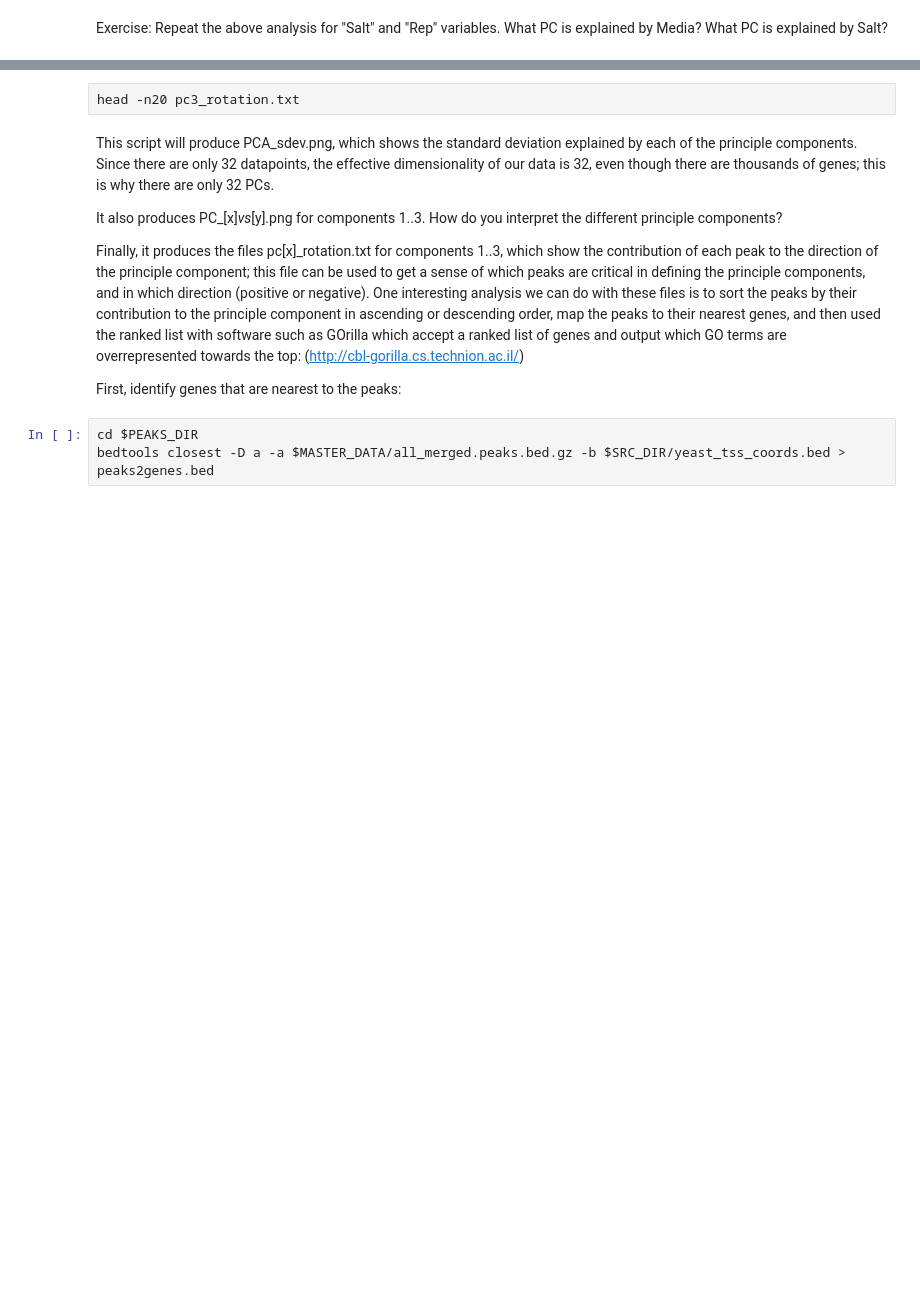
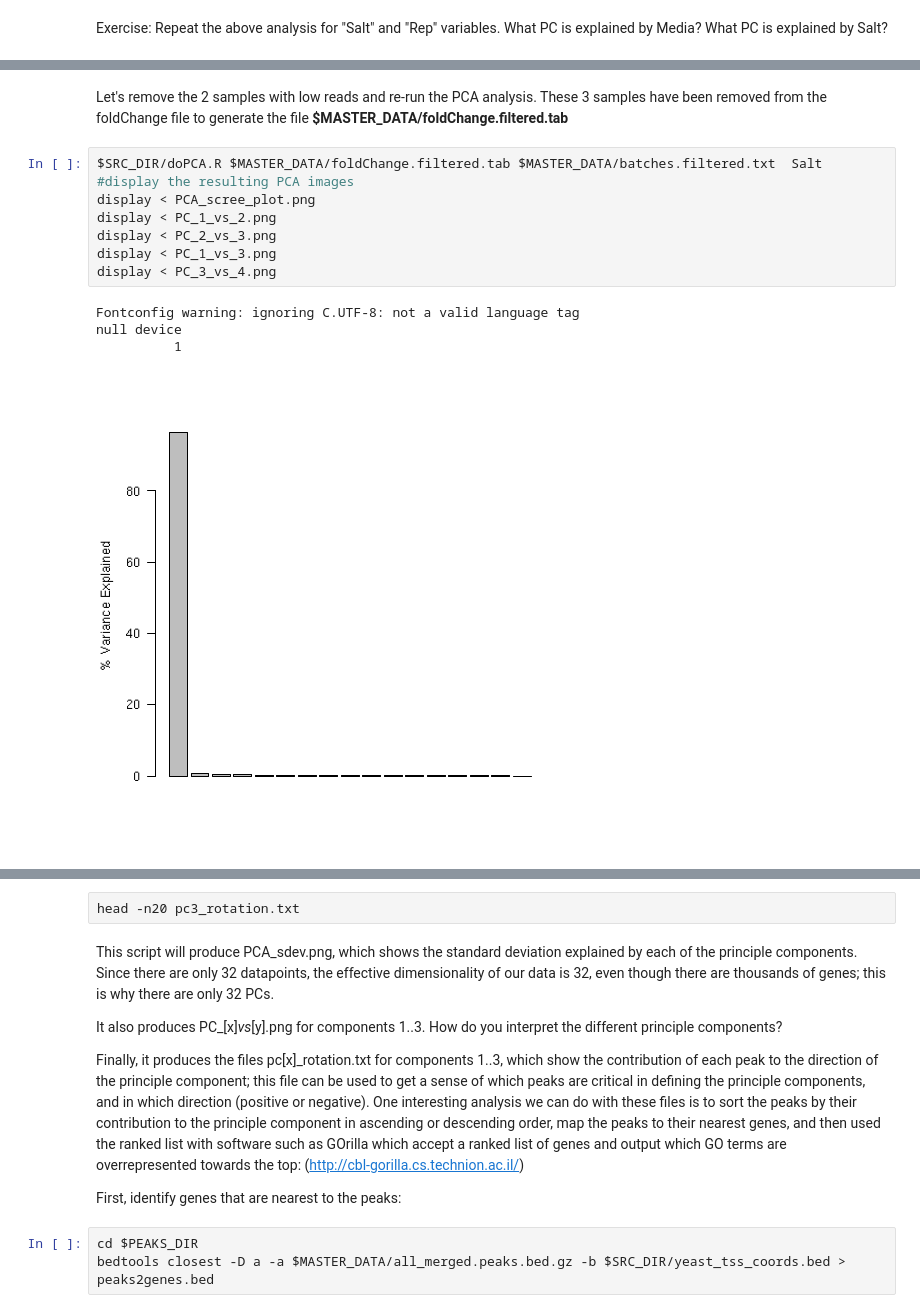
Before and after one commit to kundajelab/training_camp, a Jupyter notebook: workflow_notebooks/3.1 Clustering analysis and PCA.ipynb, the cells around one changed output, grey strips where cells are left out. Saved outputs shown, nothing was run; the diff lists cells and outputs as text; blank space fills up the shorter version.

```diff
--- a/workflow_notebooks/3.1 Clustering analysis and PCA.ipynb
+++ b/workflow_notebooks/3.1 Clustering analysis and PCA.ipynb
@@ -102,0 +150,15 @@ Exercise: Repeat the above analysis for "Salt" and "Rep" variables. What PC is e
+# %% [markdown]
+Let's remove the 2 samples with low reads and re-run the PCA analysis. These 3 samples have been removed from the foldChange file to generate the file **$MASTER_DATA/foldChange.filtered.tab**
+# %%
+$SRC_DIR/doPCA.R $MASTER_DATA/foldChange.filtered.tab $MASTER_DATA/batches.filtered.txt  Salt
+#display the resulting PCA images
+display < PCA_scree_plot.png
+display < PC_1_vs_2.png
+display < PC_2_vs_3.png
+display < PC_1_vs_3.png
+display < PC_3_vs_4.png
+# %% [output]
+Fontconfig warning: ignoring C.UTF-8: not a valid language tag
+null device
+          1
+[figure, added]
```
Also changed, not shown: parts of 12 cells of this notebook, 1 other file.
